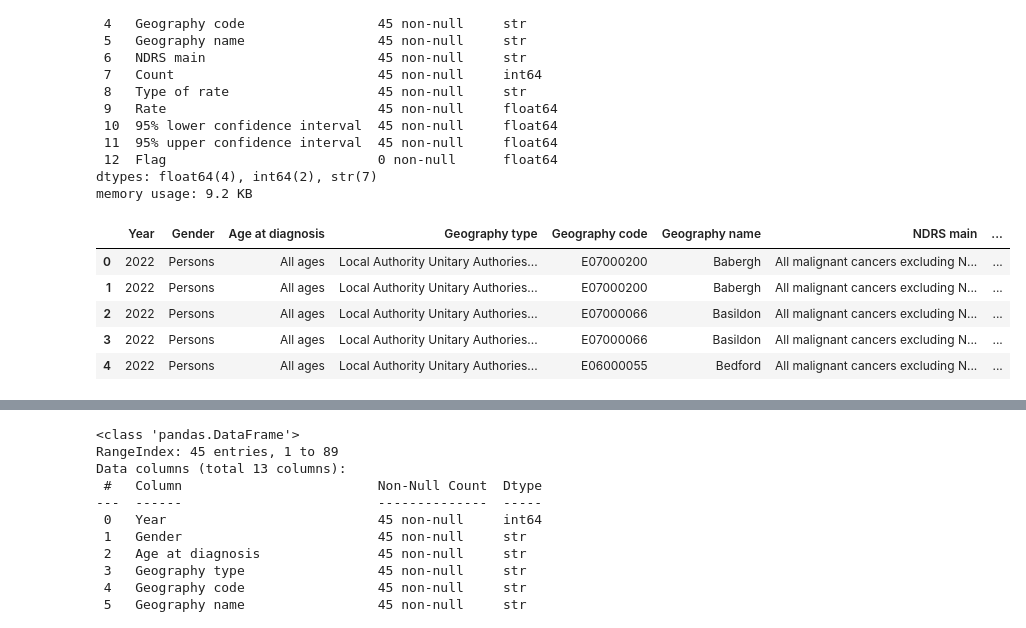
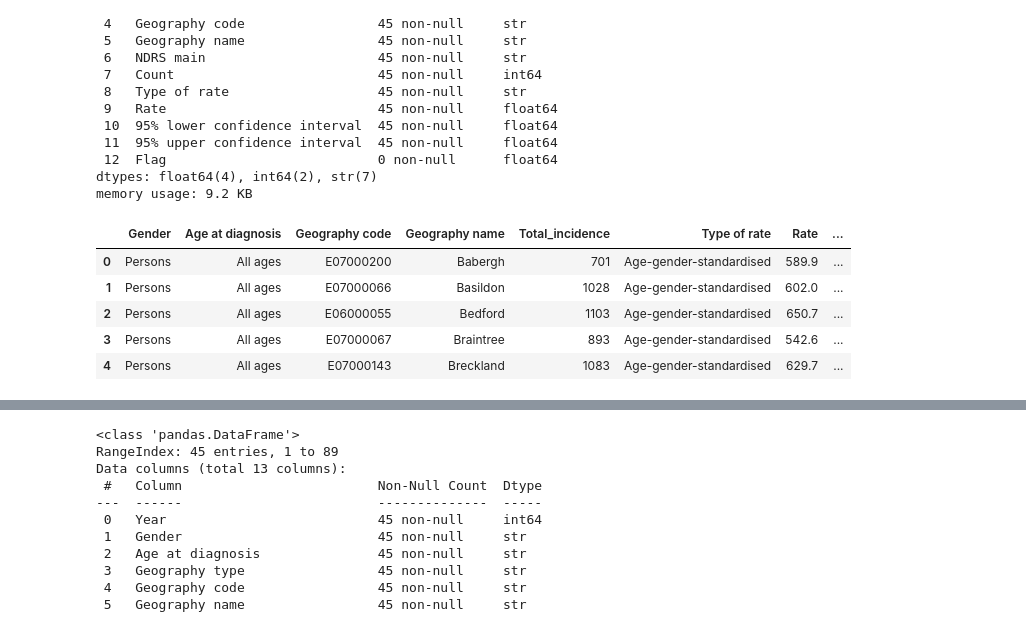
Before and after one commit to dvouna/geospatial_analytical_dashboard, a Jupyter notebook: explore.ipynb, the cells around one changed output, grey strips where cells are left out. Saved outputs shown, nothing was run; the diff lists cells and outputs as text; code cells hidden in the pictures.

```diff
--- a/explore.ipynb
+++ b/explore.ipynb
@@ -598,12 +695,12 @@ Data columns (total 13 columns):
 dtypes: float64(4), int64(2), str(7)
 memory usage: 9.2 KB
 # %%
-all_ca_df = pd.read_csv(r'C:\Users\davic\flc26\data\all_ca.csv')
+all_ca_df = pd.read_csv(r'C:\Users\davic\flc26\data\overall_incidence.csv')
 all_ca_df.head()
 # %% [output]
-|  | Year | Gender | Age at diagnosis | Geography type | Geography code | Geography name | NDRS main | ... |
-| 0 | 2022 | Persons | All ages | Local Authority Unitary Authories... | E07000200 | Babergh | All malignant cancers excluding N... | ... |
-| 1 | 2022 | Persons | All ages | Local Authority Unitary Authories... | E07000200 | Babergh | All malignant cancers excluding N... | ... |
-| 2 | 2022 | Persons | All ages | Local Authority Unitary Authories... | E07000066 | Basildon | All malignant cancers excluding N... | ... |
-| 3 | 2022 | Persons | All ages | Local Authority Unitary Authories... | E07000066 | Basildon | All malignant cancers excluding N... | ... |
-| 4 | 2022 | Persons | All ages | Local Authority Unitary Authories... | E06000055 | Bedford | All malignant cancers excluding N... | ... |
+|  | Gender | Age at diagnosis | Geography code | Geography name | Total_incidence | Type of rate | Rate | ... |
+| 0 | Persons | All ages | E07000200 | Babergh | 701 | Age-gender-standardised | 589.9 | ... |
+| 1 | Persons | All ages | E07000066 | Basildon | 1028 | Age-gender-standardised | 602.0 | ... |
+| 2 | Persons | All ages | E06000055 | Bedford | 1103 | Age-gender-standardised | 650.7 | ... |
+| 3 | Persons | All ages | E07000067 | Braintree | 893 | Age-gender-standardised | 542.6 | ... |
+| 4 | Persons | All ages | E07000143 | Breckland | 1083 | Age-gender-standardised | 629.7 | ... |
```
Also changed, not shown: parts of 43 cells of this notebook, 55 other files.
